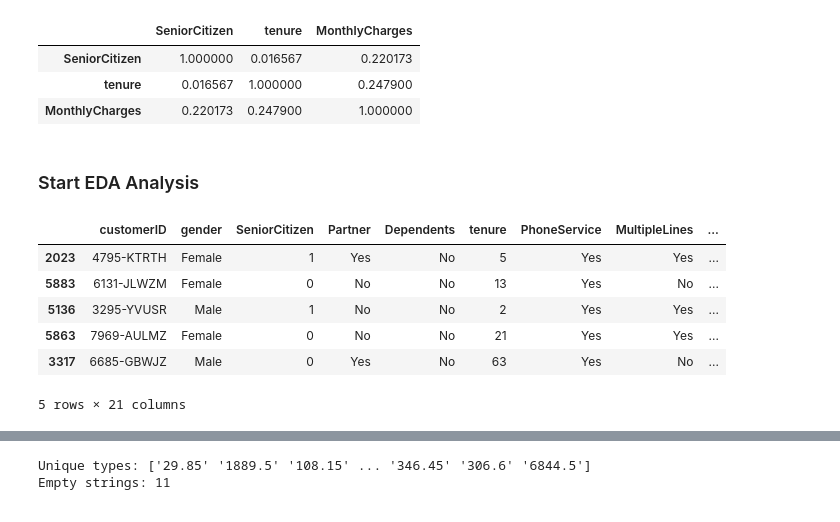
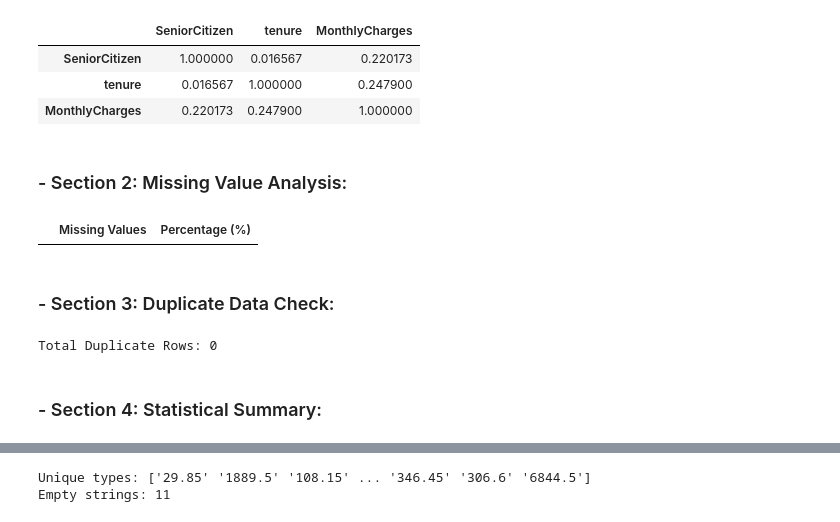
Before and after one commit to arFaisal043/Python_EDA_Project, a Jupyter notebook: Python_EDA_Project.ipynb, the cells around one changed output, grey strips where cells are left out. Drawn from its saved outputs; the diff is of its cells as text; code cells hidden in the pictures.

```diff
--- a/Python_EDA_Project.ipynb
+++ b/Python_EDA_Project.ipynb
@@ -96,15 +96,30 @@ df.corr(numeric_only=True)  # Explicitly tell pandas to use only numeric column
 | SeniorCitizen | 1.000000 | 0.016567 | 0.220173 |
 | tenure | 0.016567 | 1.000000 | 0.247900 |
 | MonthlyCharges | 0.220173 | 0.247900 | 1.000000 |
-# %% [markdown]
-### Start EDA Analysis
-# %%
-df.sample(5)
-# %% [output]
-|  | customerID | gender | SeniorCitizen | Partner | Dependents | tenure | PhoneService | MultipleLines | ... |
-| 2023 | 4795-KTRTH | Female | 1 | Yes | No | 5 | Yes | Yes | ... |
-| 5883 | 6131-JLWZM | Female | 0 | No | No | 13 | Yes | No | ... |
-| 5136 | 3295-YVUSR | Male | 1 | No | No | 2 | Yes | Yes | ... |
-| 5863 | 7969-AULMZ | Female | 0 | No | No | 21 | Yes | Yes | ... |
-| 3317 | 6685-GBWJZ | Male | 0 | Yes | No | 63 | Yes | No | ... |
-5 rows × 21 columns
+# %% [markdown]
+### - Section 2: Missing Value Analysis:
+# %%
+missing_count = df.isnull().sum()
+missing_percentage = (missing_count / len(df)) * 100
+
+missing_df = pd.DataFrame({
+    'Missing Values': missing_count,
+    'Percentage (%)': missing_percentage
+})
+
+missing_df[missing_df['Missing Values'] > 0].sort_values(by='Percentage (%)', ascending=False)
+# %% [output]
+|  | Missing Values | Percentage (%) |
+# %% [markdown]
+### - Section 3: Duplicate Data Check:
+# %%
+duplicate_count = df.duplicated().sum()
+print("Total Duplicate Rows:", duplicate_count)
+
+# Remove duplicates
+# df = df.drop_duplicates()
+# print("Shape after removing duplicates:", df.shape)
+# %% [output]
+Total Duplicate Rows: 0
+# %% [markdown]
+### - Section 4: Statistical Summary:
```
Also changed, not shown: parts of 16 cells of this notebook, 1 other file.
